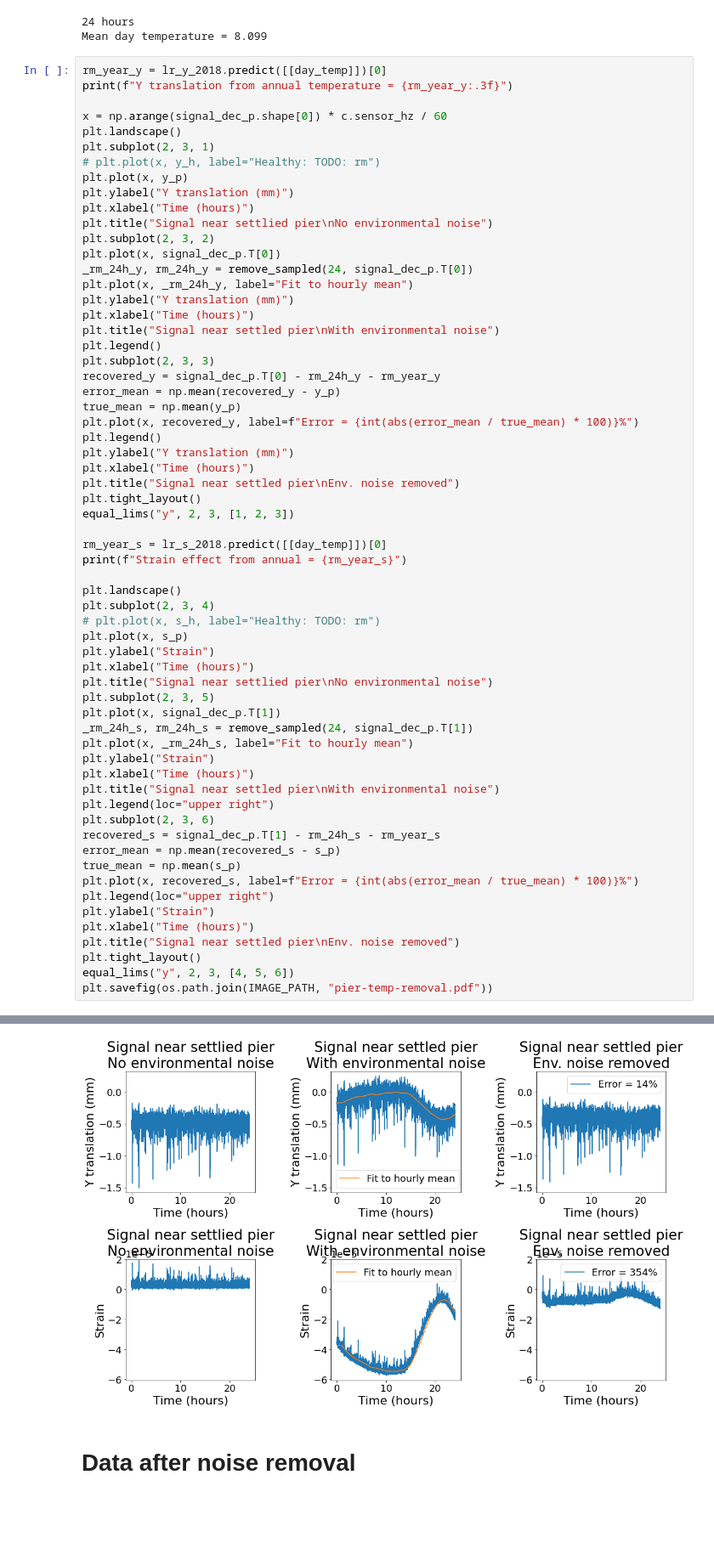
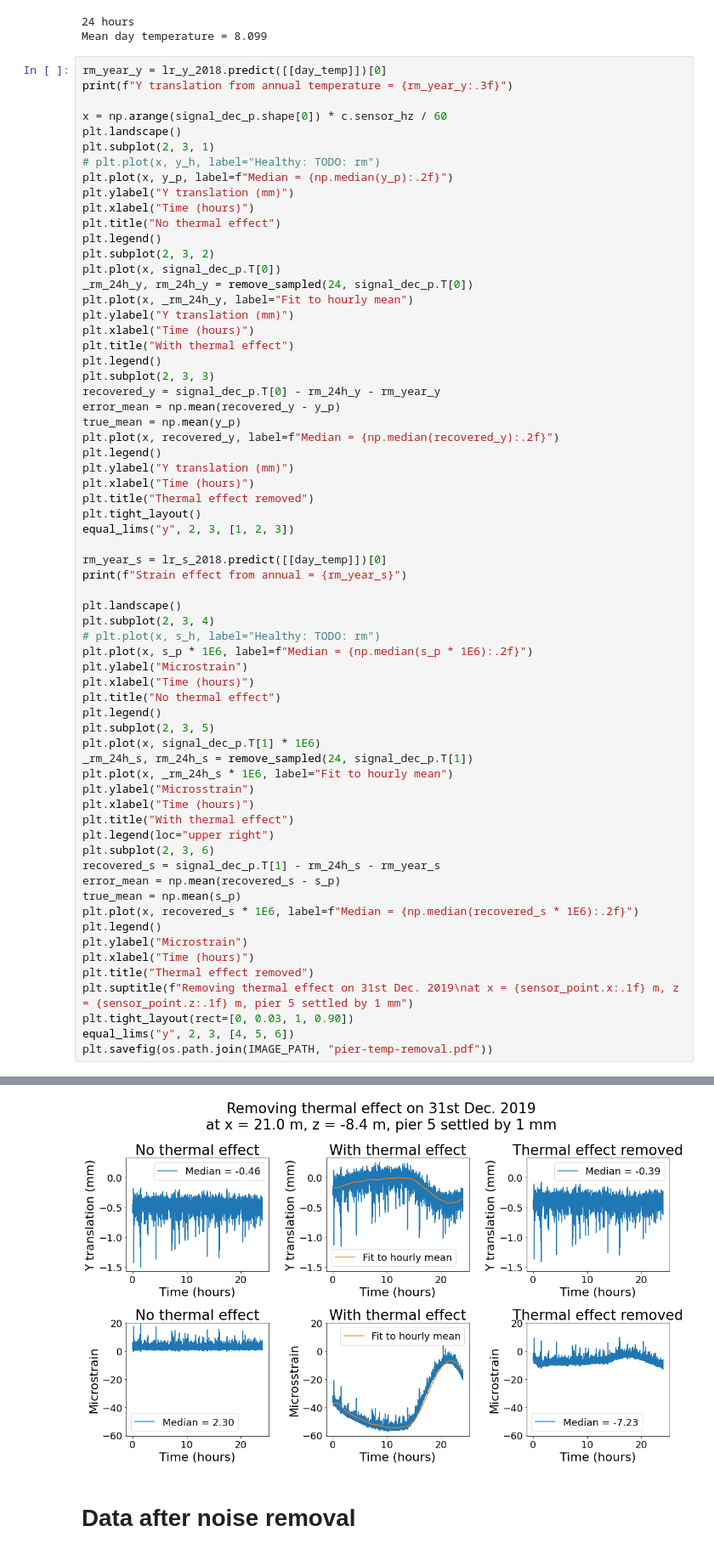
Before and after one commit to jerbaroo/bridge-sim, a Jupyter notebook: notebooks/classify.ipynb, the cells around one changed output, grey strips where cells are left out. Shown at 85% size. Drawn from its saved outputs; the diff is of its cells as text; blank space fills up the shorter version.

Commit message:
Robust error

```diff
--- a/notebooks/classify.ipynb
+++ b/notebooks/classify.ipynb
@@ -764,65 +769,68 @@ x = np.arange(signal_dec_p.shape[0]) * c.sensor_hz / 60
 plt.landscape()
 plt.subplot(2, 3, 1)
 # plt.plot(x, y_h, label="Healthy: TODO: rm")
-plt.plot(x, y_p)
+plt.plot(x, y_p, label=f"Median = {np.median(y_p):.2f}")
 plt.ylabel("Y translation (mm)")
 plt.xlabel("Time (hours)")
-plt.title("Signal near settlied pier\nNo environmental noise")
+plt.title("No thermal effect")
+plt.legend()
 plt.subplot(2, 3, 2)
 plt.plot(x, signal_dec_p.T[0])
 _rm_24h_y, rm_24h_y = remove_sampled(24, signal_dec_p.T[0])
 plt.plot(x, _rm_24h_y, label="Fit to hourly mean")
 plt.ylabel("Y translation (mm)")
 plt.xlabel("Time (hours)")
-plt.title("Signal near settled pier\nWith environmental noise")
+plt.title("With thermal effect")
 plt.legend()
 plt.subplot(2, 3, 3)
 recovered_y = signal_dec_p.T[0] - rm_24h_y - rm_year_y
 error_mean = np.mean(recovered_y - y_p)
 true_mean = np.mean(y_p)
-plt.plot(x, recovered_y, label=f"Error = {int(abs(error_mean / true_mean) * 100)}%")
+plt.plot(x, recovered_y, label=f"Median = {np.median(recovered_y):.2f}")
 plt.legend()
 plt.ylabel("Y translation (mm)")
 plt.xlabel("Time (hours)")
-plt.title("Signal near settled pier\nEnv. noise removed")
+plt.title("Thermal effect removed")
 plt.tight_layout()
 equal_lims("y", 2, 3, [1, 2, 3])
 
 rm_year_s = lr_s_2018.predict([[day_temp]])[0]
 print(f"Strain effect from annual = {rm_year_s}")
 
 plt.landscape()
 plt.subplot(2, 3, 4)
 # plt.plot(x, s_h, label="Healthy: TODO: rm")
-plt.plot(x, s_p)
-plt.ylabel("Strain")
+plt.plot(x, s_p * 1E6, label=f"Median = {np.median(s_p * 1E6):.2f}")
+plt.ylabel("Microstrain")
 plt.xlabel("Time (hours)")
-plt.title("Signal near settlied pier\nNo environmental noise")
+plt.title("No thermal effect")
+plt.legend()
 plt.subplot(2, 3, 5)
-plt.plot(x, signal_dec_p.T[1])
+plt.plot(x, signal_dec_p.T[1] * 1E6)
 _rm_24h_s, rm_24h_s = remove_sampled(24, signal_dec_p.T[1])
-plt.plot(x, _rm_24h_s, label="Fit to hourly mean")
-plt.ylabel("Strain")
+plt.plot(x, _rm_24h_s * 1E6, label="Fit to hourly mean")
+plt.ylabel("Microsstrain")
 plt.xlabel("Time (hours)")
-plt.title("Signal near settled pier\nWith environmental noise")
+plt.title("With thermal effect")
 plt.legend(loc="upper right")
 plt.subplot(2, 3, 6)
 recovered_s = signal_dec_p.T[1] - rm_24h_s - rm_year_s
 error_mean = np.mean(recovered_s - s_p)
 true_mean = np.mean(s_p)
-plt.plot(x, recovered_s, label=f"Error = {int(abs(error_mean / true_mean) * 100)}%")
-plt.legend(loc="upper right")
-plt.ylabel("Strain")
+plt.plot(x, recovered_s * 1E6, label=f"Median = {np.median(recovered_s * 1E6):.2f}")
+plt.legend()
+plt.ylabel("Microstrain")
 plt.xlabel("Time (hours)")
-plt.title("Signal near settled pier\nEnv. noise removed")
-plt.tight_layout()
+plt.title("Thermal effect removed")
+plt.suptitle(f"Removing thermal effect on 31st Dec. 2019\nat x = {sensor_point.x:.1f} m, z = {sensor_point.z:.1f} m, pier 5 settled by 1 mm")
+plt.tight_layout(rect=[0, 0.03, 1, 0.90])
 equal_lims("y", 2, 3, [4, 5, 6])
 plt.savefig(os.path.join(IMAGE_PATH, "pier-temp-removal.pdf"))
 # %% [output]
 Y translation from annual temperature = 0.235
 Strain effect from annual = -3.015040329792153e-05
 INFO: Saving image to /Users/jeremy/Desktop/saved-images/pier-temp-removal.pdf
-[figure, old version]
+[figure, new version]
 # %% [markdown]
 # Data after noise removal
 # %%
```
Also changed, not shown: parts of 6 cells of this notebook.
